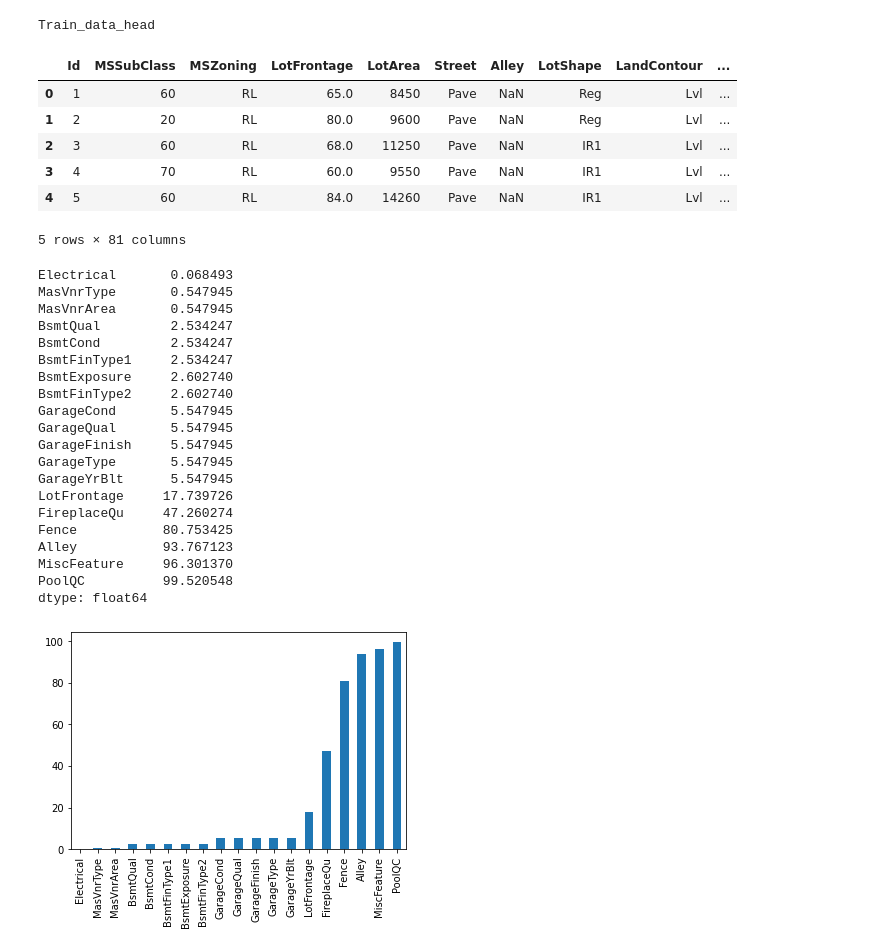
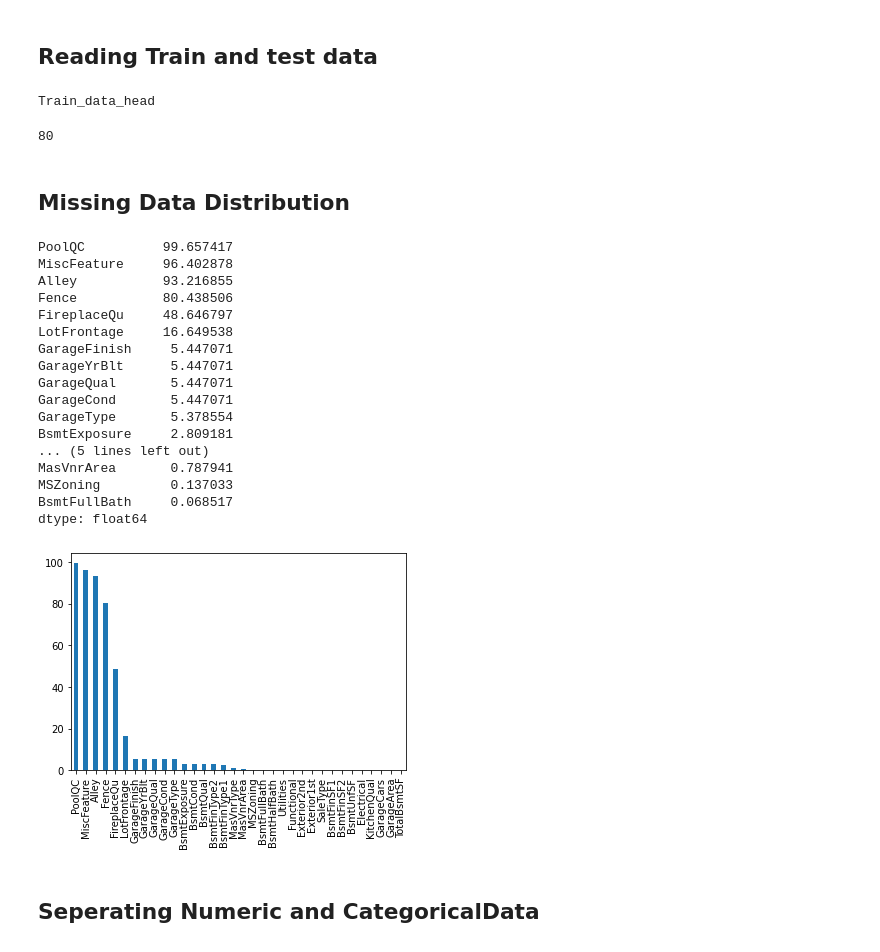
Before and after one commit to rama96/House_price_predictions, a Jupyter notebook: Loading_Data.ipynb, the cells around one changed output. Saved outputs shown, nothing was run; the diff lists cells and outputs as text; code cells hidden in the pictures.

```diff
--- a/Loading_Data.ipynb
+++ b/Loading_Data.ipynb
@@ -10,46 +19,50 @@ import xgboost as xgb
+# %% [markdown]
+## Reading Train and test data
 # %%
 test_data = pd.read_csv("~/Pet_Projects/House_price_predictions/house-prices-raw/test.csv")
 train_data = pd.read_csv("~/Pet_Projects/House_price_predictions/house-prices-raw/train.csv")
 print("Train_data_head")
-train_data.head()
+train_y = train_data['SalePrice']
+train_x = train_data.drop('SalePrice',1)
+test_x = test_data
+df_prepare = pd.concat([train_x,test_x]).reset_index(drop = True)
+df_prepare.drop('Id',1,inplace=True)
+len(train_x.columns)
+#df_prepare
 # %% [output]
 Train_data_head
-|  | Id | MSSubClass | MSZoning | LotFrontage | LotArea | Street | Alley | LotShape | LandContour | ... |
-| 0 | 1 | 60 | RL | 65.0 | 8450 | Pave | NaN | Reg | Lvl | ... |
-| 1 | 2 | 20 | RL | 80.0 | 9600 | Pave | NaN | Reg | Lvl | ... |
-| 2 | 3 | 60 | RL | 68.0 | 11250 | Pave | NaN | IR1 | Lvl | ... |
-| 3 | 4 | 70 | RL | 60.0 | 9550 | Pave | NaN | IR1 | Lvl | ... |
-| 4 | 5 | 60 | RL | 84.0 | 14260 | Pave | NaN | IR1 | Lvl | ... |
-5 rows × 81 columns
+80
+# %% [markdown]
+## Missing Data Distribution
 # %%
-missing = train_data.isnull().sum()
-missing = missing[missing > 0]
-missing = missing/len(train_data)
-missing.sort_values(inplace=True)
-missing = missing * 100
-missing.plot.bar()
-missing.head(20)
+def missing_data_distribution(df):
+    missing = df.isnull().sum()
+    missing = missing[missing > 0]
+    missing = missing/len(df_prepare)
+    missing.sort_values(ascending = False, inplace=True)
+    missing = missing * 100
+    missing.plot.bar()
+    print(missing.head(20))
-# %% [output]
-Electrical       0.068493
-MasVnrType       0.547945
-MasVnrArea       0.547945
-BsmtQual         2.534247
-BsmtCond         2.534247
-BsmtFinType1     2.534247
-BsmtExposure     2.602740
-BsmtFinType2     2.602740
-GarageCond       5.547945
-GarageQual       5.547945
-GarageFinish     5.547945
-GarageType       5.547945
-GarageYrBlt      5.547945
-LotFrontage     17.739726
-FireplaceQu     47.260274
-Fence           80.753425
-Alley           93.767123
-MiscFeature     96.301370
-PoolQC          99.520548
-dtype: float64
-[figure, removed]
+# %%
+missing_data_distribution(df_prepare)
+# %% [output]
+PoolQC          99.657417
+MiscFeature     96.402878
+Alley           93.216855
+Fence           80.438506
+FireplaceQu     48.646797
+LotFrontage     16.649538
+GarageFinish     5.447071
+GarageYrBlt      5.447071
+GarageQual       5.447071
+GarageCond       5.447071
+GarageType       5.378554
+BsmtExposure     2.809181
+... (5 lines left out)
+MasVnrArea       0.787941
+MSZoning         0.137033
+BsmtFullBath     0.068517
+dtype: float64
+[figure, added]
 # %%
 ## PoolQC , Alley , Fence , MiscFeature ,FireplaceQu Missing for more than 50% of the data
@@ -56 +70,3 @@ dtype: float64
+# %% [markdown]
+## Seperating  Numeric and CategoricalData
 # %%
```
Also changed, not shown: parts of 20 cells of this notebook.
